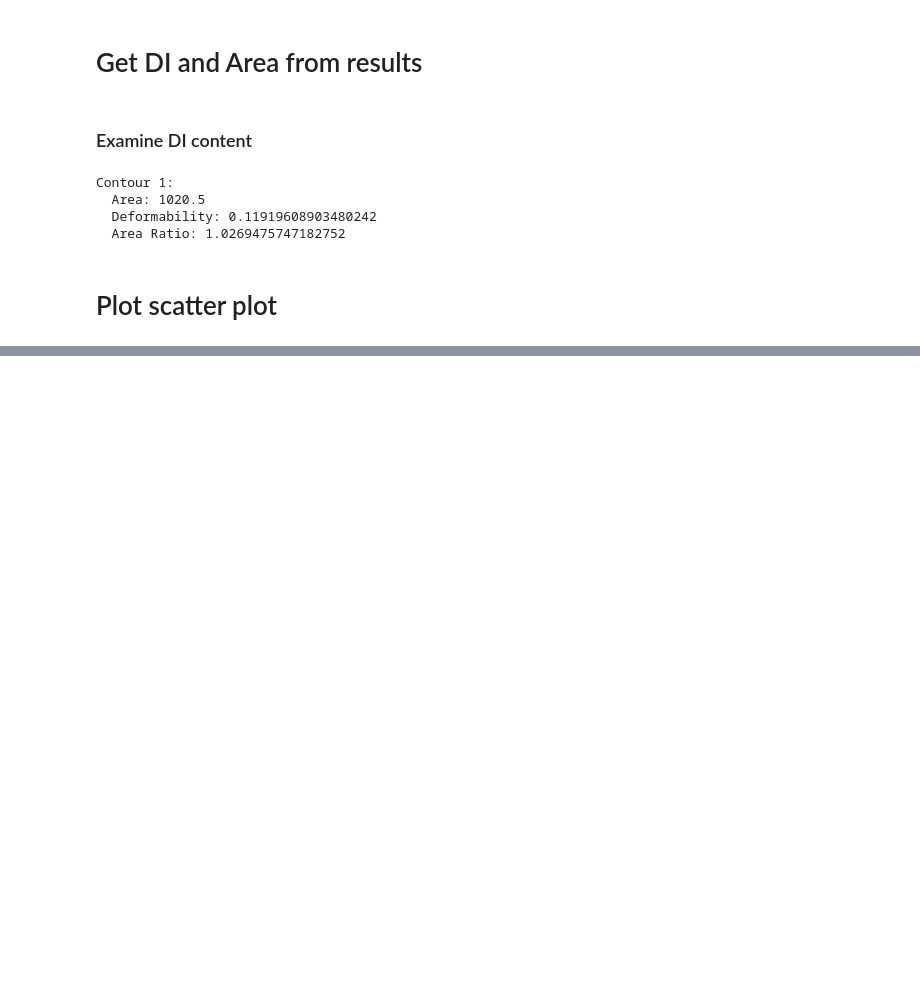
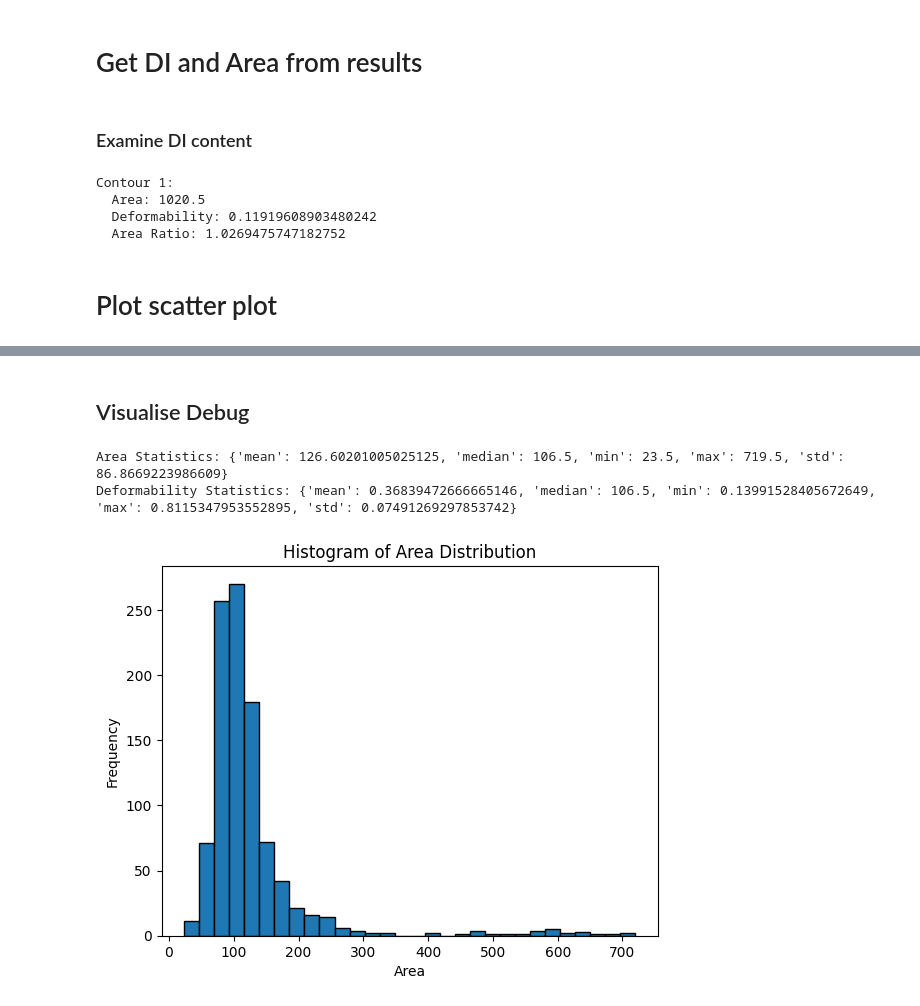
Before and after one commit to gavinlouuu-kpt/unet-kedro, a Jupyter notebook: notebooks/tutorial_tune_sam_0.0.2.ipynb, the cells around one changed output, grey strips where cells are left out. Saved outputs shown, nothing was run; the diff lists cells and outputs as text; code cells hidden in the pictures; blank space fills up the shorter version.

```diff
--- a/notebooks/tutorial_tune_sam_0.0.2.ipynb
+++ b/notebooks/tutorial_tune_sam_0.0.2.ipynb
@@ -937,0 +1052,70 @@ Contour 1:
+# %% [markdown]
+## Visualise Debug
+# %%
+def stats_from_DI(pred_pair):
+    # Initialize lists to store area and deformability values
+    areas = []
+    deformabilities = []
+
+    # Iterate through pred_pair to extract values
+    for i, item in enumerate(pred_pair):
+        # print(f"Processing pred_pair[{i}]: {item}")  # Debug print
+        if isinstance(item, dict) and 'DI' in item:
+            DI_list = item['DI']
+            # print(f"DI content in pred_pair[{i}]: {DI_list}")  # Debug print
+            if isinstance(DI_list, list):
+                for DI in DI_list:
+                    if 'area' in DI and 'deformability' in DI:
+                        area = DI['area']
+                        deformability = DI['deformability']
+
+                        # Check for NaN-like values
+                        if np.isnan(area) or np.isnan(deformability):
+                            print(f"NaN-like value found in pred_pair[{i}]")
+                        else:
+                            areas.append(area)
+                            deformabilities.append(deformability)
+                            # print(f"Added area: {area}, deformability: {deformability}")  # Debug print
+                    else:
+                        print(f"Missing 'area' or 'deformability' in DI of pred_pair[{i}]")
+            else:
+                print(f"DI in pred_pair[{i}] is not a list.")
+        else:
+            print(f"pred_pair[{i}] is not a dictionary or does not contain the 'DI' key.")
+
+    # Calculate statistics
+    if areas and deformabilities:
+        area_stats = {
+            'mean': np.mean(areas),
+            'median': np.median(areas),
+            'min': np.min(areas),
+            'max': np.max(areas),
+            'std': np.std(areas)
+        }
+
+        deformability_stats = {
+            'mean': np.mean(deformabilities),
+            'median': np.median(areas),
+            'min': np.min(deformabilities),
+            'max': np.max(deformabilities),
+            'std': np.std(deformabilities)
+        }
+
+        print("Area Statistics:", area_stats)
+        print("Deformability Statistics:", deformability_stats)
+
+        # Plot histogram of area distribution
+        plt.hist(areas, bins=30, edgecolor='black')
+        plt.title('Histogram of Area Distribution')
+        plt.xlabel('Area')
+        plt.ylabel('Frequency')
+        plt.show()
+    else:
+        print("No valid area and deformability data found.")
+
+# Call the function with pred_pair
+stats_from_DI(pred_pair)
+# %% [output]
+Area Statistics: {'mean': 126.60201005025125, 'median': 106.5, 'min': 23.5, 'max': 719.5, 'std': 86.8669223986609}
+Deformability Statistics: {'mean': 0.36839472666665146, 'median': 106.5, 'min': 0.13991528405672649, 'max': 0.8115347953552895, 'std': 0.07491269297853742}
+[figure, added]
```
Also changed, not shown: parts of 25 cells of this notebook, 34 other files.
